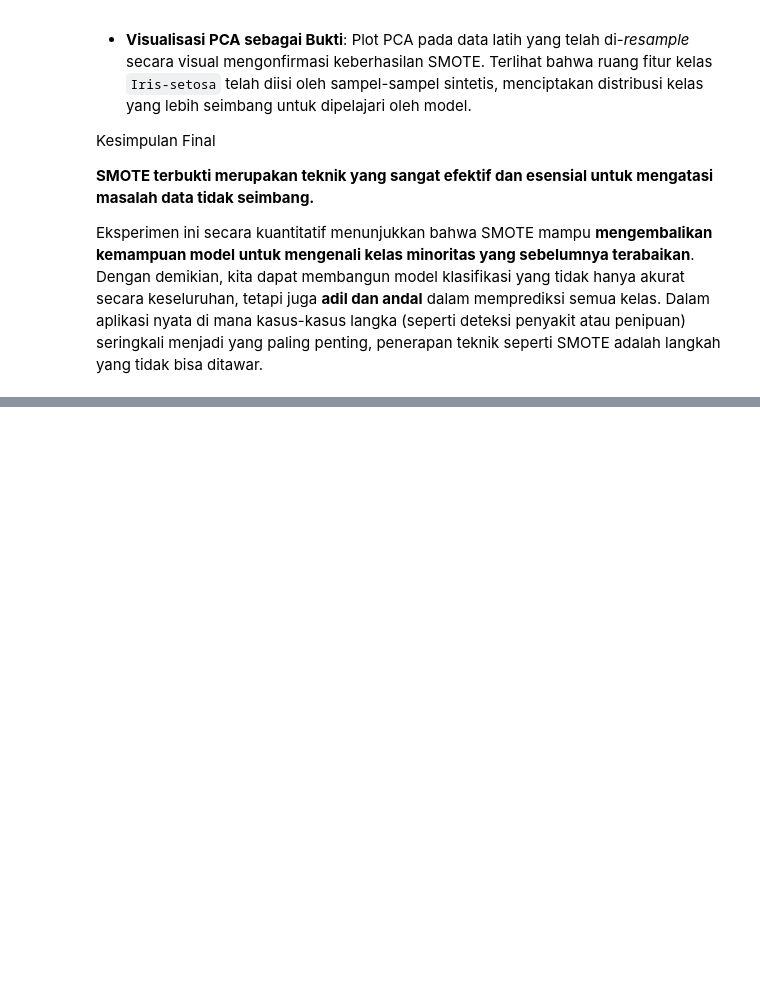
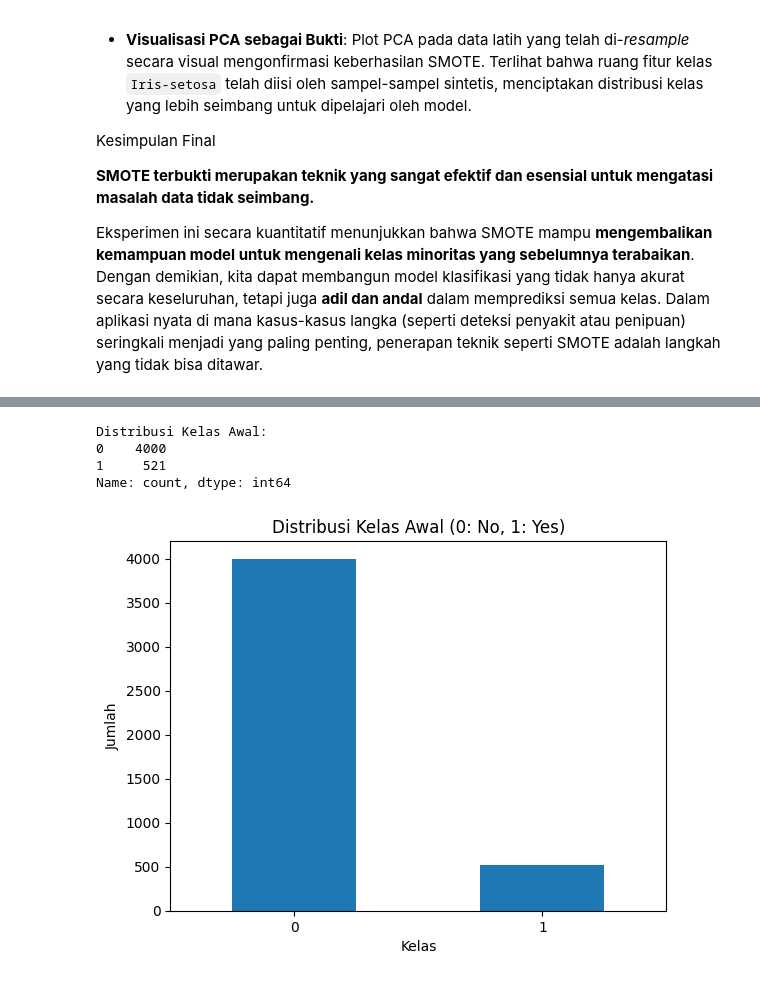
Before and after one commit to NaufalRabbani/PSD, a Jupyter notebook: bab-3_dp.ipynb, the cells around one changed output, grey strips where cells are left out. Drawn from its saved outputs; the diff is of its cells as text; code cells hidden in the pictures; blank space fills up the shorter version.

```diff
--- a/bab-3_dp.ipynb
+++ b/bab-3_dp.ipynb
@@ -608,0 +815,17 @@ Eksperimen ini secara kuantitatif menunjukkan bahwa SMOTE mampu **mengembalikan
+# %%
+print("Distribusi Kelas Awal:")
+class_distribution = pd.Series(y).value_counts()
+print(class_distribution)
+
+class_distribution.plot(kind='bar')
+plt.title('Distribusi Kelas Awal (0: No, 1: Yes)')
+plt.xlabel('Kelas')
+plt.ylabel('Jumlah')
+plt.xticks(rotation=0)
+plt.show()
+# %% [output]
+Distribusi Kelas Awal:
+0    4000
+1     521
+Name: count, dtype: int64
+[figure, added]
```
Also changed, not shown: parts of 12 cells of this notebook, 1 other file.
